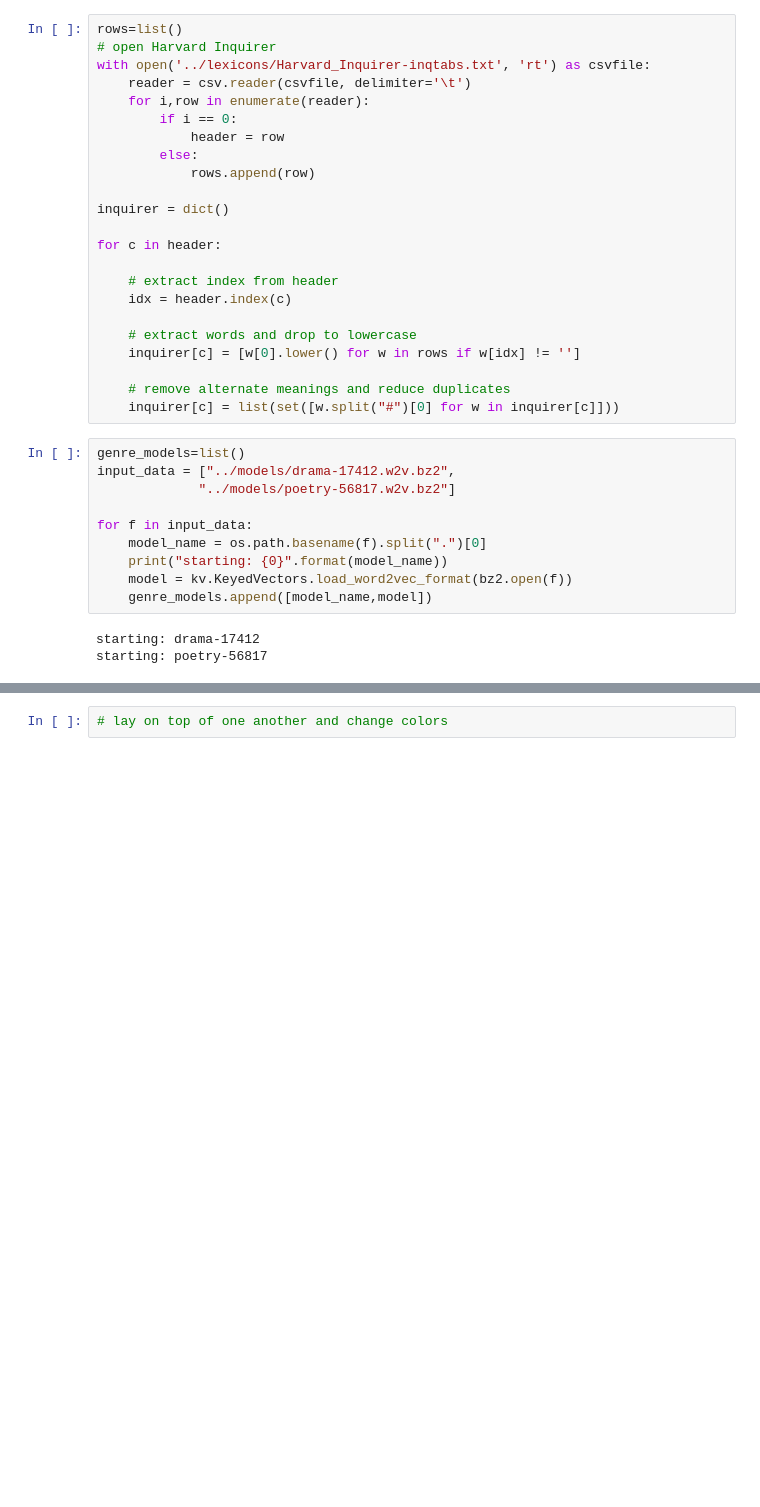
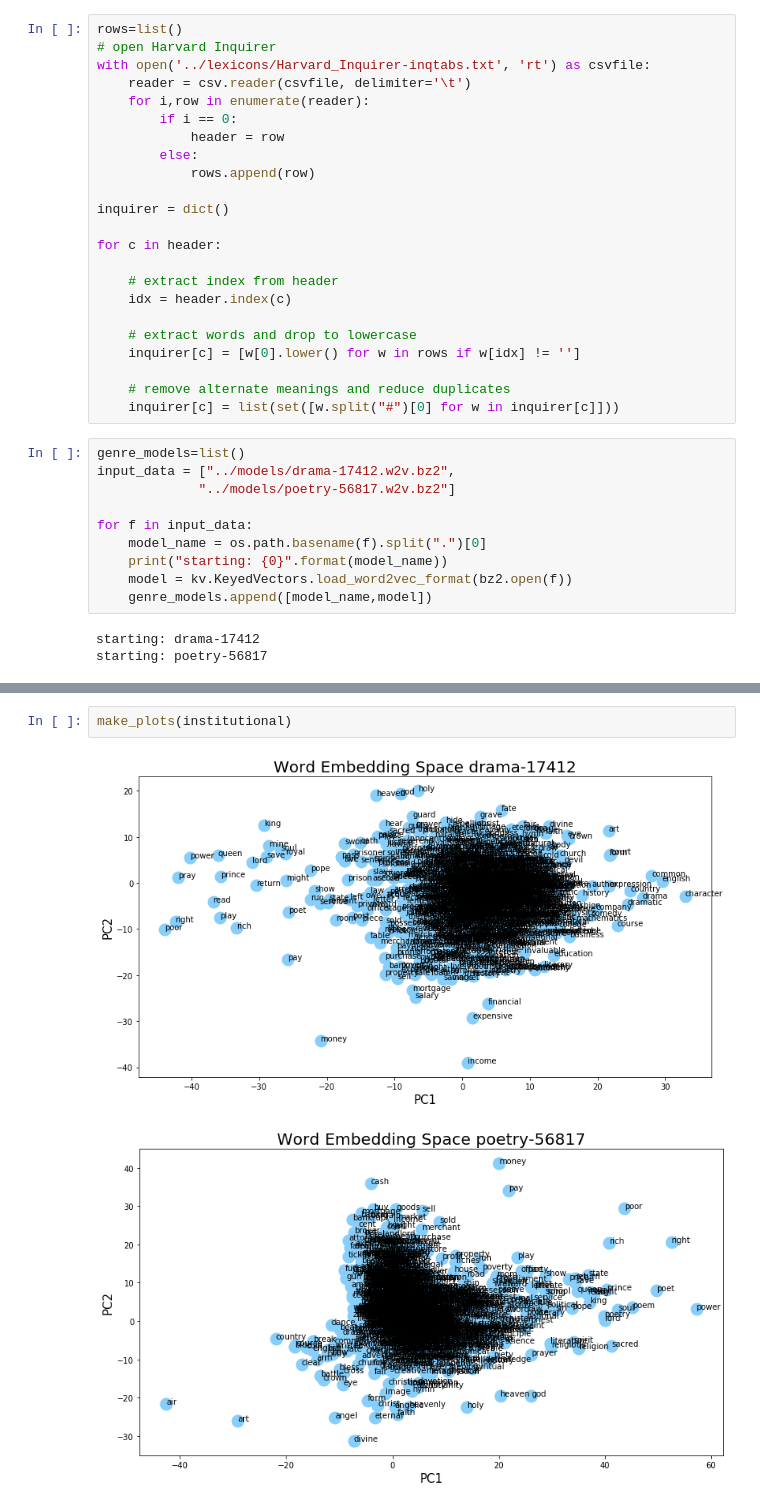
Before and after one commit to jeddobson/htrc-vector-project, a Jupyter notebook: notebooks/explore-pca.ipynb, the cells around one changed output, grey strips where cells are left out. Drawn from its saved outputs; the diff is of its cells as text; blank space fills up the shorter version.

```diff
--- a/notebooks/explore-pca.ipynb
+++ b/notebooks/explore-pca.ipynb
@@ -113,2 +116,5 @@ make_plots(["Feel"])
-# %%
-# lay on top of one another and change colors
+# %%
+make_plots(institutional)
+# %% [output]
+[figure, added]
+[figure, added]
```
Also changed, not shown: parts of 5 cells of this notebook.
